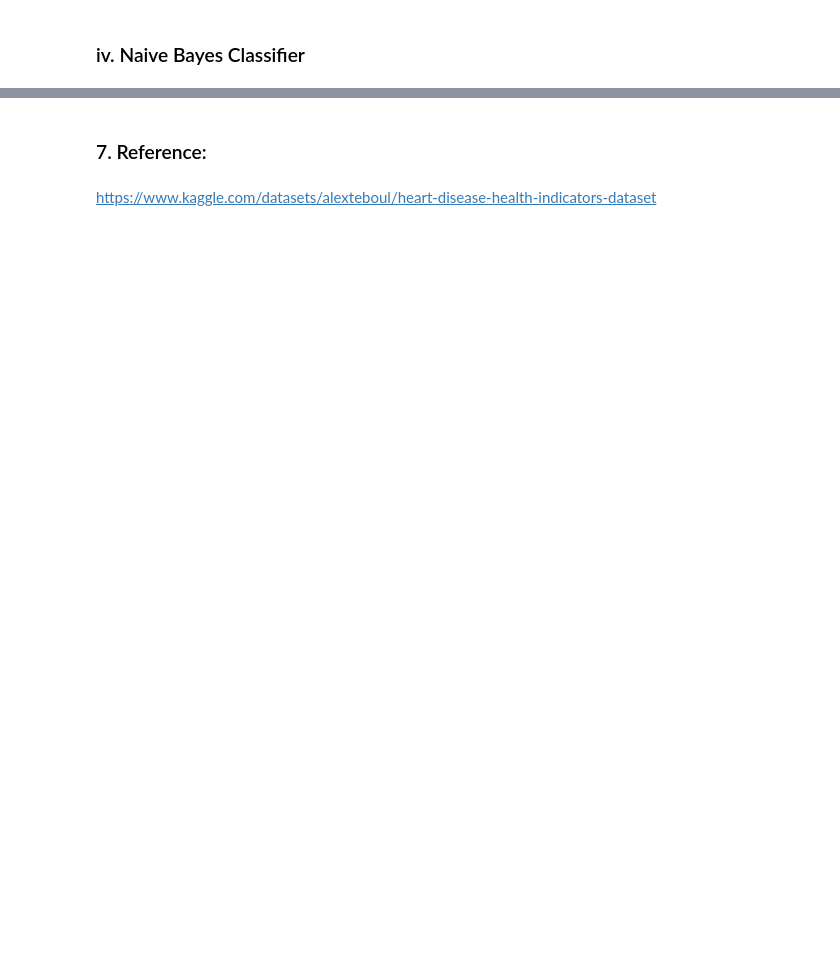
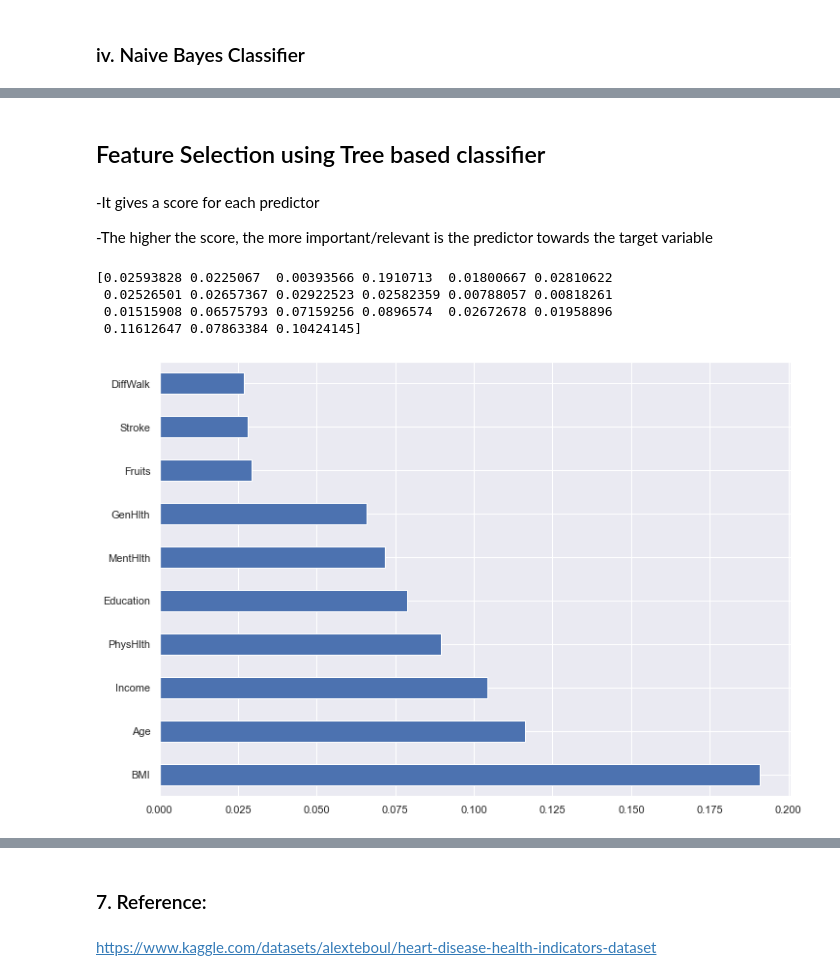
Before and after one commit to Sgipn/HeartDiseaseAnalysis, a Jupyter notebook: notebooks/midterm.ipynb, the cells around one changed output, grey strips where cells are left out. Saved outputs shown, nothing was run; the diff lists cells and outputs as text; code cells hidden in the pictures; blank space fills up the shorter version.

```diff
--- a/notebooks/midterm.ipynb
+++ b/notebooks/midterm.ipynb
@@ -500,0 +566,25 @@ Computation running time in Naive Bayes:  0.02 secs.
+# %% [markdown]
+## Feature Selection using Tree based classifier
+# %% [markdown]
+-It gives a score for each predictor
+
+-The higher the score, the more important/relevant is the predictor towards the target variable
+# %%
+X = heart.iloc[:,1:23]
+Y = heart.iloc[:,0]
+
+model = ExtraTreesClassifier()
+model.fit(X,Y)
+print(model.feature_importances_) #use inbuilt class feature_importances of tree based classifiers
+
+
+#plot graph of feature importances for better visualization
+feat_importances = pd.Series(model.feature_importances_, index=X.columns)
+feat_importances.nlargest(10).plot(kind='barh')
+plt.show()
+# %% [output]
+[0.02593828 0.0225067  0.00393566 0.1910713  0.01800667 0.02810622
+ 0.02526501 0.02657367 0.02922523 0.02582359 0.00788057 0.00818261
+ 0.01515908 0.06575793 0.07159256 0.0896574  0.02672678 0.01958896
+ 0.11612647 0.07863384 0.10424145]
+[figure, added]
```
Also changed, not shown: parts of 16 cells of this notebook.
